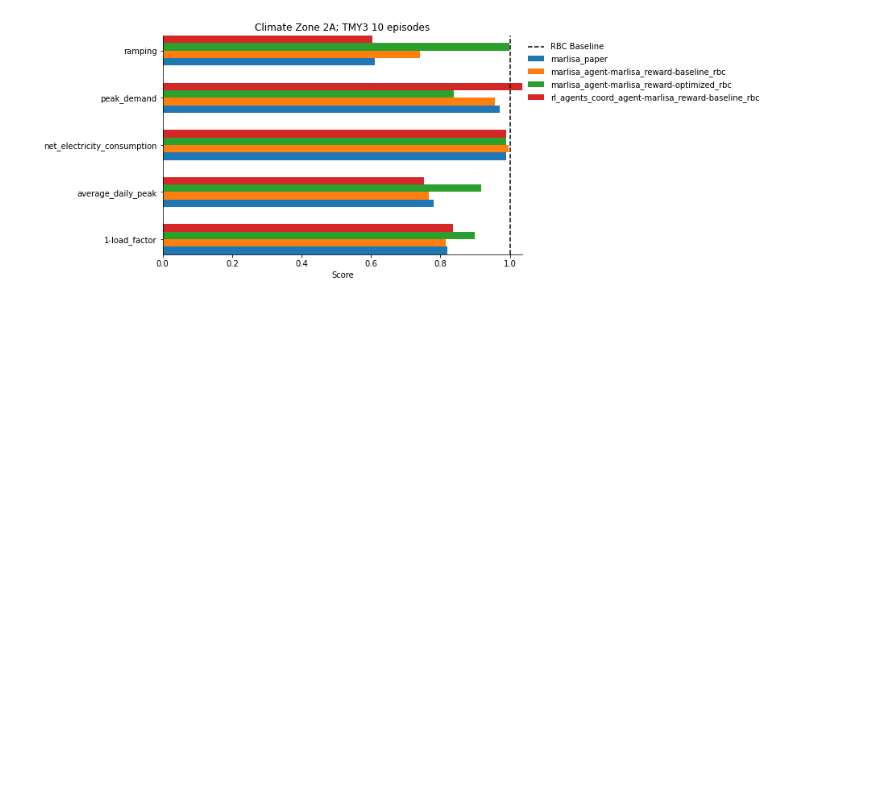
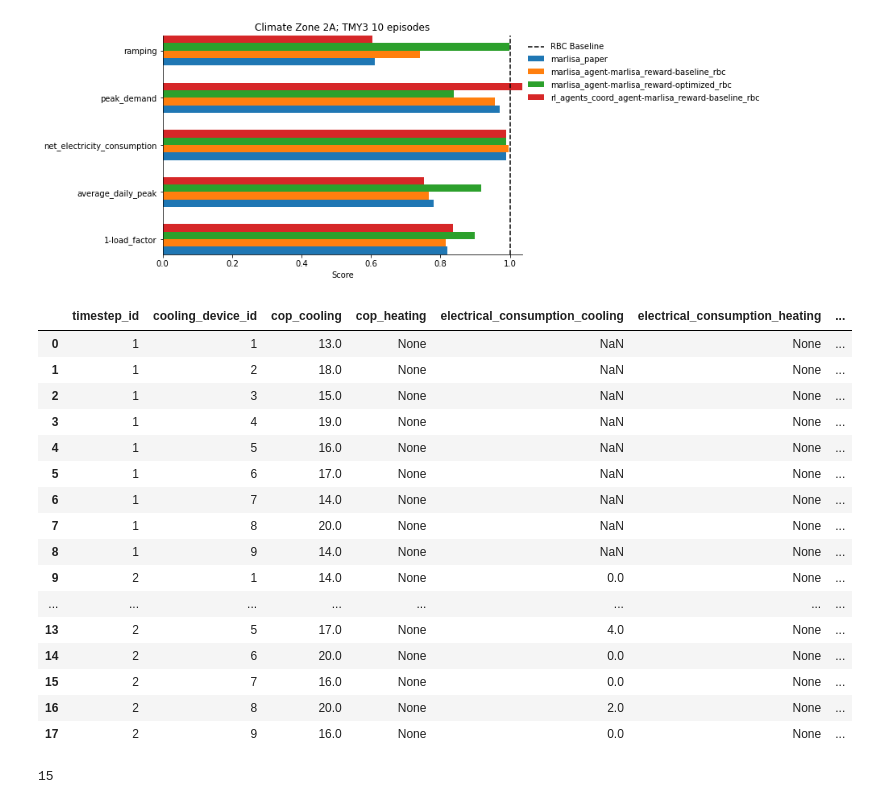
Before and after one commit to intelligent-environments-lab/CityLearn, a Jupyter notebook: reward_function_exploration_analysis.ipynb, the cells around one changed output. Saved outputs shown, nothing was run; the diff lists cells and outputs as text; code cells hidden in the pictures; blank space fills up the shorter version.

```diff
--- a/reward_function_exploration_analysis.ipynb
+++ b/reward_function_exploration_analysis.ipynb
@@ -230,0 +237,26 @@ plt.show()
+# %%
+database_filepath = 'grid_search_data/simulation_output/marlisa-default.db'
+database = SQLiteDatabase(database_filepath)
+database.get_table('cooling_device_timeseries')
+# %% [output]
+|  | timestep_id | cooling_device_id | cop_cooling | cop_heating | electrical_consumption_cooling | electrical_consumption_heating | ... |
+| 0 | 1 | 1 | 13.0 | None | NaN | None | ... |
+| 1 | 1 | 2 | 18.0 | None | NaN | None | ... |
+| 2 | 1 | 3 | 15.0 | None | NaN | None | ... |
+| 3 | 1 | 4 | 19.0 | None | NaN | None | ... |
+| 4 | 1 | 5 | 16.0 | None | NaN | None | ... |
+| 5 | 1 | 6 | 17.0 | None | NaN | None | ... |
+| 6 | 1 | 7 | 14.0 | None | NaN | None | ... |
+| 7 | 1 | 8 | 20.0 | None | NaN | None | ... |
+| 8 | 1 | 9 | 14.0 | None | NaN | None | ... |
+| 9 | 2 | 1 | 14.0 | None | 0.0 | None | ... |
+| ... | ... | ... | ... | ... | ... | ... | ... |
+| 13 | 2 | 5 | 17.0 | None | 4.0 | None | ... |
+| 14 | 2 | 6 | 20.0 | None | 0.0 | None | ... |
+| 15 | 2 | 7 | 16.0 | None | 0.0 | None | ... |
+| 16 | 2 | 8 | 20.0 | None | 2.0 | None | ... |
+| 17 | 2 | 9 | 16.0 | None | 0.0 | None | ... |
+# %%
+399 - 384
+# %% [output]
+15
```
Also changed, not shown: parts of 2 cells of this notebook, 4 other files.
